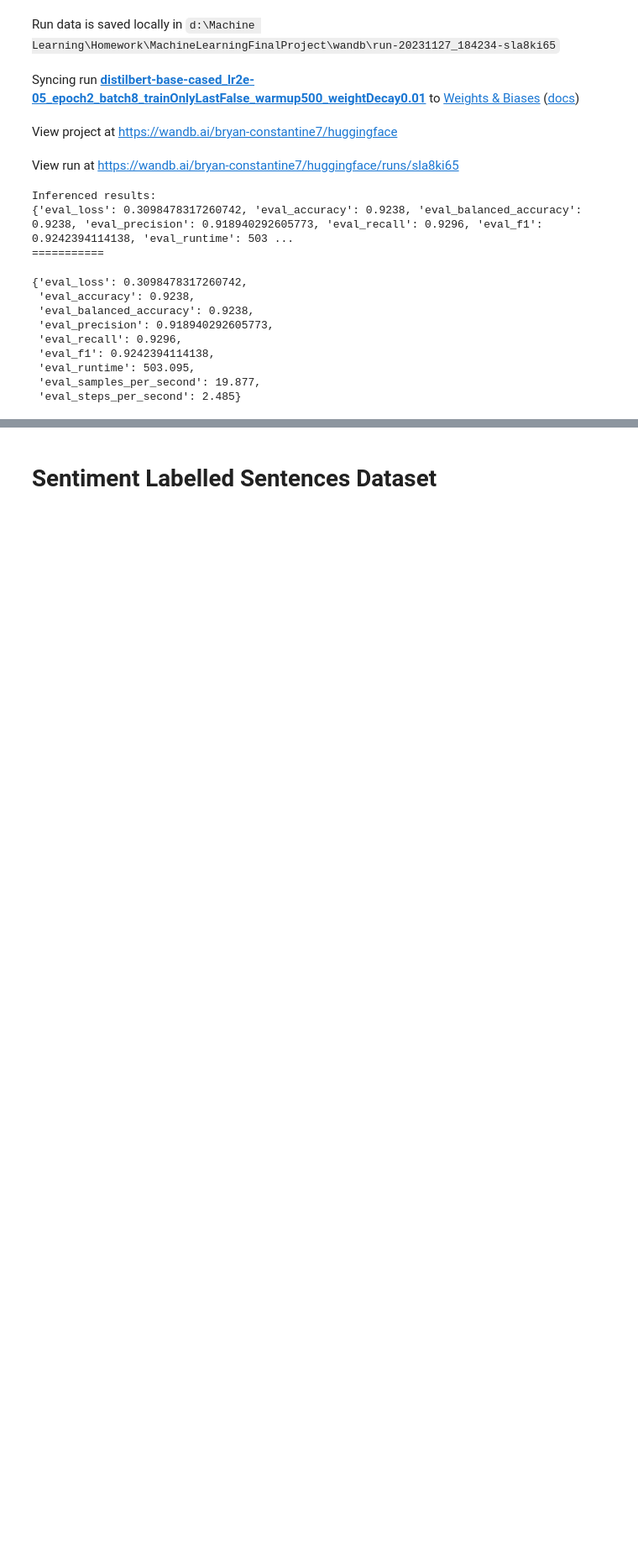
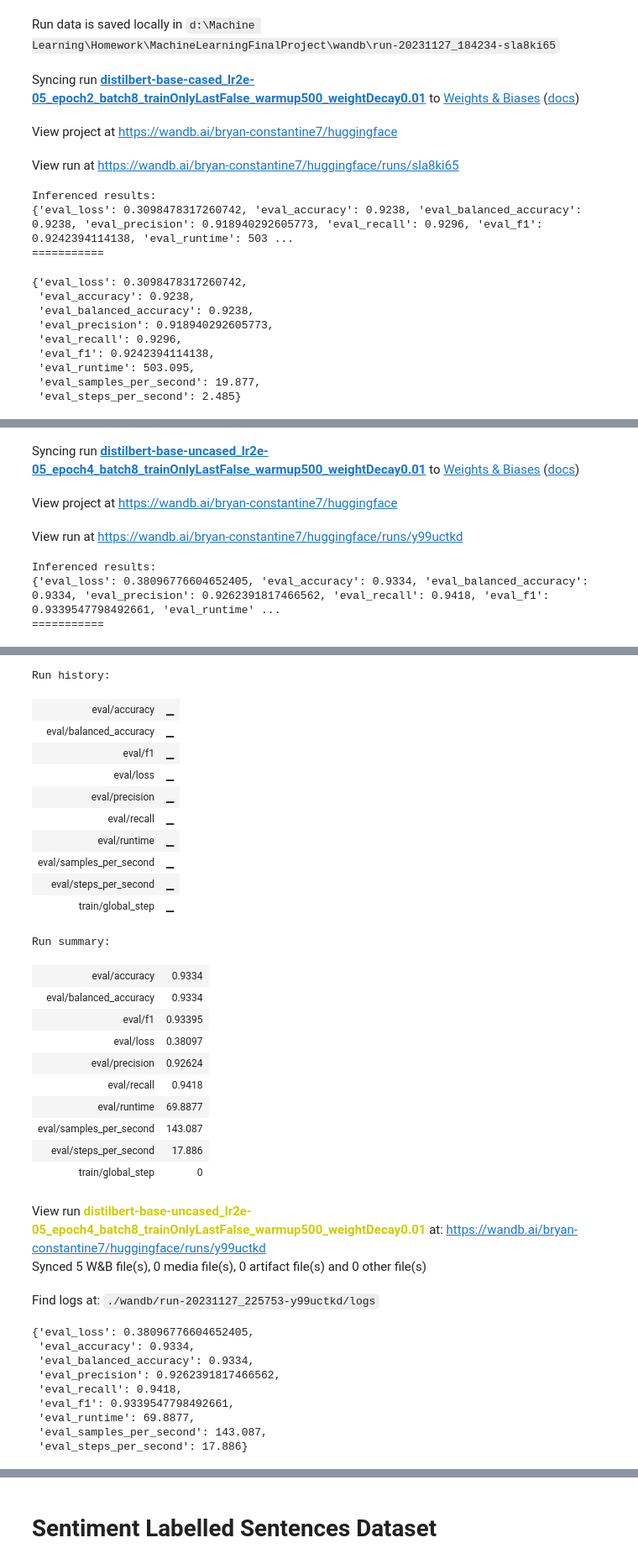
Before and after one commit to bconstantine/MachineLearningFinalProject, a Jupyter notebook: Bryan_EDA.ipynb, the cells around one changed output, grey strips where cells are left out. Shown at 84% size. Drawn from its saved outputs; the diff is of its cells as text; code cells hidden in the pictures; blank space fills up the shorter version.

```diff
--- a/Bryan_EDA.ipynb
+++ b/Bryan_EDA.ipynb
@@ -726,0 +861,3 @@ baseline_transformer_trial.save_models_and_tokenizer("Bryan_model_checkpoints/")
+# %%
+baseline_transformer_uncased.inference_models(final_test_acl, "text", "integerLabel")
+# %% [output]
@@ -726,0 +866,6 @@ baseline_transformer_trial.save_models_and_tokenizer("Bryan_model_checkpoints/")
+Syncing run distilbert-base-uncased_lr2e-05_epoch4_batch8_trainOnlyLastFalse_warmup500_weightDecay0.01 to Weights & Biases (docs)
+View project at https://wandb.ai/bryan-constantine7/huggingface
+View run at https://wandb.ai/bryan-constantine7/huggingface/runs/y99uctkd
+Inferenced results:
+{'eval_loss': 0.38096776604652405, 'eval_accuracy': 0.9334, 'eval_balanced_accuracy': 0.9334, 'eval_precision': 0.9262391817466562, 'eval_recall': 0.9418, 'eval_f1': 0.9339547798492661, 'eval_runtime' ...
+===========
@@ -726,0 +873,34 @@ baseline_transformer_trial.save_models_and_tokenizer("Bryan_model_checkpoints/")
+Run history:
+| eval/accuracy | ▁ |
+| eval/balanced_accuracy | ▁ |
+| eval/f1 | ▁ |
+| eval/loss | ▁ |
+| eval/precision | ▁ |
+| eval/recall | ▁ |
+| eval/runtime | ▁ |
+| eval/samples_per_second | ▁ |
+| eval/steps_per_second | ▁ |
+| train/global_step | ▁ |
+Run summary:
+| eval/accuracy | 0.9334 |
+| eval/balanced_accuracy | 0.9334 |
+| eval/f1 | 0.93395 |
+| eval/loss | 0.38097 |
+| eval/precision | 0.92624 |
+| eval/recall | 0.9418 |
+| eval/runtime | 69.8877 |
+| eval/samples_per_second | 143.087 |
+| eval/steps_per_second | 17.886 |
+| train/global_step | 0 |
+View run distilbert-base-uncased_lr2e-05_epoch4_batch8_trainOnlyLastFalse_warmup500_weightDecay0.01 at: https://wandb.ai/bryan-constantine7/huggingface/runs/y99uctkd
+Synced 5 W&B file(s), 0 media file(s), 0 artifact file(s) and 0 other file(s)
+Find logs at: ./wandb/run-20231127_225753-y99uctkd/logs
+{'eval_loss': 0.38096776604652405,
+ 'eval_accuracy': 0.9334,
+ 'eval_balanced_accuracy': 0.9334,
+ 'eval_precision': 0.9262391817466562,
+ 'eval_recall': 0.9418,
+ 'eval_f1': 0.9339547798492661,
+ 'eval_runtime': 69.8877,
+ 'eval_samples_per_second': 143.087,
+ 'eval_steps_per_second': 17.886}
```
Also changed, not shown: parts of 22 cells of this notebook.
